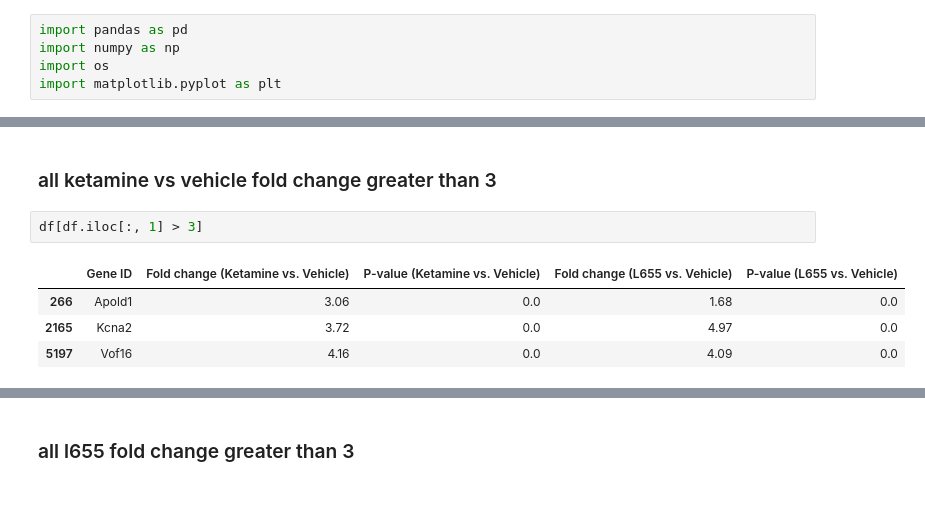
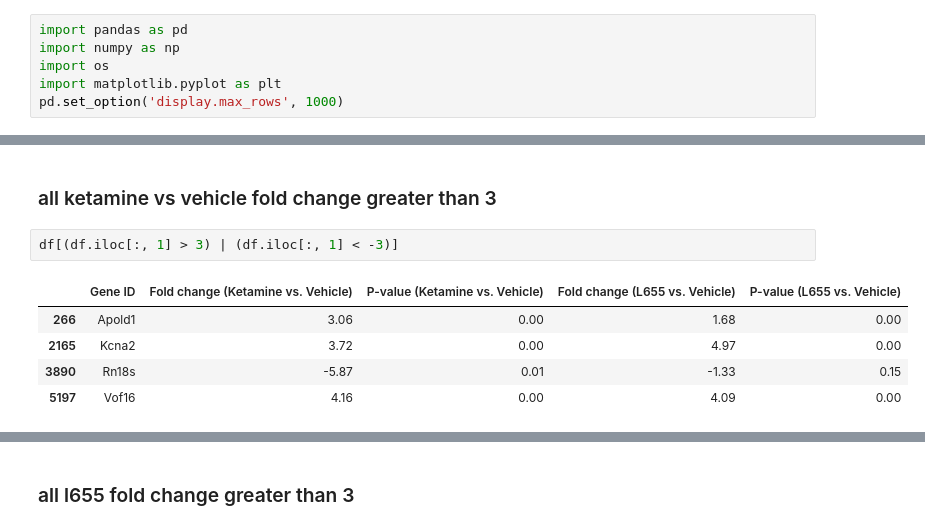
Before and after one commit to loftusa/General-Projects-And-Scripts, a Jupyter notebook: Analyses/alex-genetics-data/Alex_data.ipynb, the cells around one changed output, grey strips where cells are left out. Drawn from its saved outputs; the diff is of its cells as text; blank space fills up the shorter version.

```diff
--- a/Analyses/alex-genetics-data/Alex_data.ipynb
+++ b/Analyses/alex-genetics-data/Alex_data.ipynb
@@ -7,6 +7,7 @@ import pandas as pd
 import numpy as np
 import os
 import matplotlib.pyplot as plt
+pd.set_option('display.max_rows', 1000)
 # %% [markdown]
 ## Get data, open as dataframe
 # %% [markdown]
@@ -43,10 +55,11 @@ df[df.iloc[:, 1] > 2].head()
 # %% [markdown]
 ### all ketamine vs vehicle fold change greater than 3
 # %%
-df[df.iloc[:, 1] > 3]
+df[(df.iloc[:, 1] > 3) | (df.iloc[:, 1] < -3)]
 # %% [output]
 |  | Gene ID | Fold change (Ketamine vs. Vehicle) | P-value (Ketamine vs. Vehicle) | Fold change (L655 vs. Vehicle) | P-value (L655 vs. Vehicle) |
-| 266 | Apold1 | 3.06 | 0.0 | 1.68 | 0.0 |
-| 2165 | Kcna2 | 3.72 | 0.0 | 4.97 | 0.0 |
-| 5197 | Vof16 | 4.16 | 0.0 | 4.09 | 0.0 |
+| 266 | Apold1 | 3.06 | 0.00 | 1.68 | 0.00 |
+| 2165 | Kcna2 | 3.72 | 0.00 | 4.97 | 0.00 |
+| 3890 | Rn18s | -5.87 | 0.01 | -1.33 | 0.15 |
+| 5197 | Vof16 | 4.16 | 0.00 | 4.09 | 0.00 |
 # %% [markdown]
```
Also changed, not shown: parts of 7 cells of this notebook.
